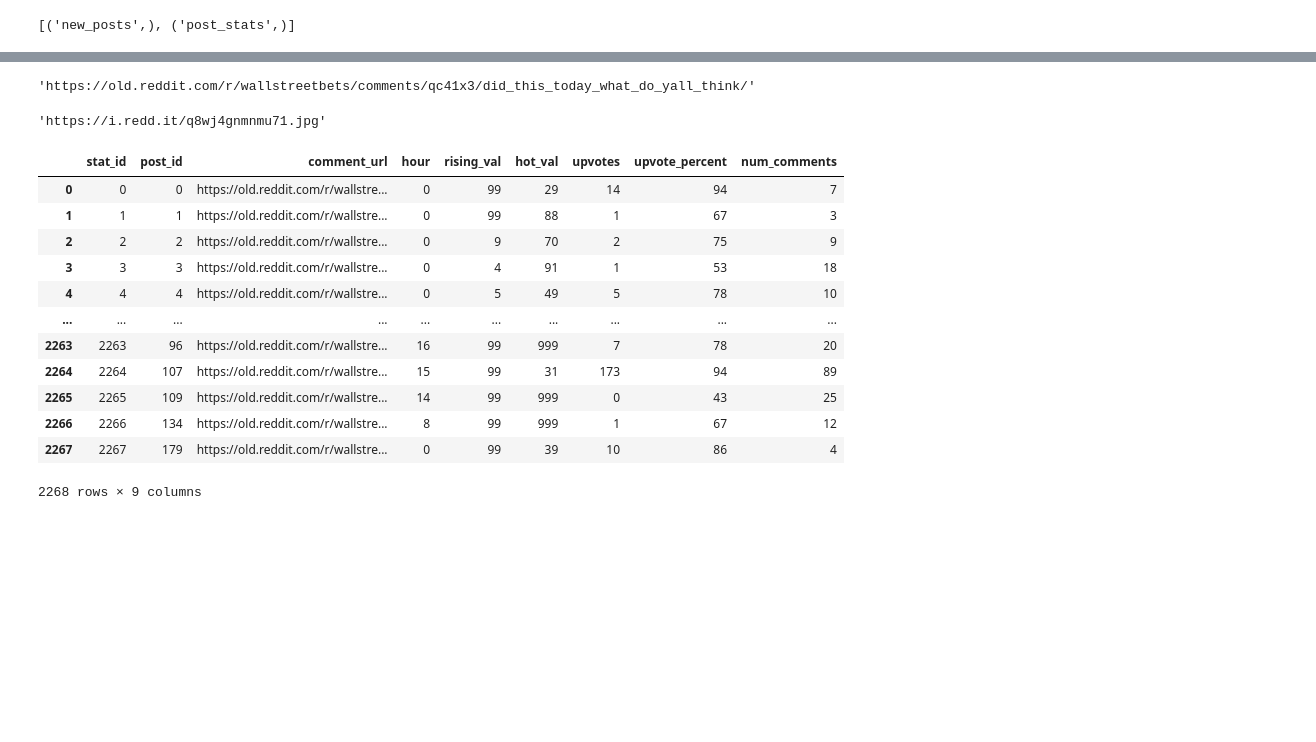
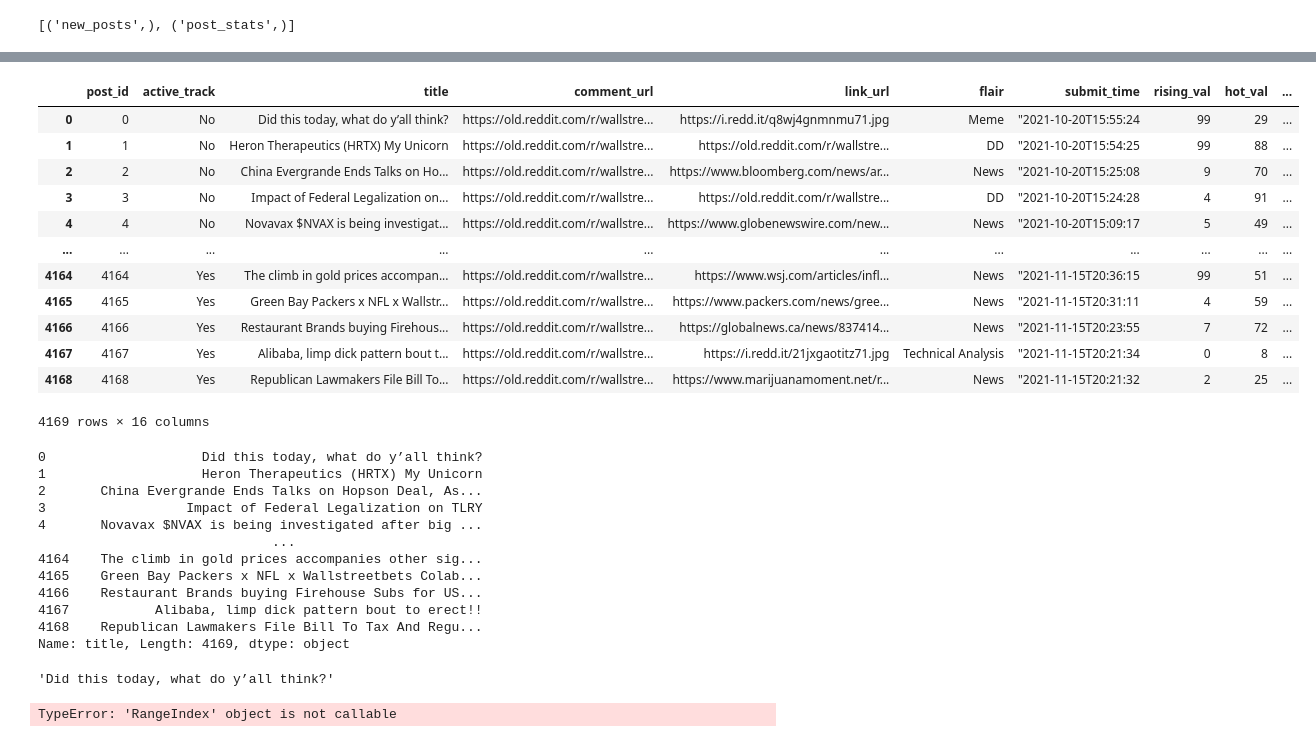
Before and after one commit to mathjkim/gazelle-erdos-fall2021, a Jupyter notebook: Jimin/open Pat's data.ipynb, the cells around one changed output, grey strips where cells are left out. Cells and saved outputs as stored; diff of their text form; code cells hidden in the pictures; blank space fills up the shorter version.

```diff
--- a/Jimin/open Pat's data.ipynb
+++ b/Jimin/open Pat's data.ipynb
@@ -36,24 +42,16 @@ df
-# %%
-df['comment_url'][0]
-# %% [output]
-'https://old.reddit.com/r/wallstreetbets/comments/qc41x3/did_this_today_what_do_yall_think/'
-# %%
-df['link_url'][0]
-# %% [output]
-'https://i.redd.it/q8wj4gnmnmu71.jpg'
-# %%
-df2
-# %% [output]
-|  | stat_id | post_id | comment_url | hour | rising_val | hot_val | upvotes | upvote_percent | num_comments |
-| 0 | 0 | 0 | https://old.reddit.com/r/wallstre... | 0 | 99 | 29 | 14 | 94 | 7 |
-| 1 | 1 | 1 | https://old.reddit.com/r/wallstre... | 0 | 99 | 88 | 1 | 67 | 3 |
-| 2 | 2 | 2 | https://old.reddit.com/r/wallstre... | 0 | 9 | 70 | 2 | 75 | 9 |
-| 3 | 3 | 3 | https://old.reddit.com/r/wallstre... | 0 | 4 | 91 | 1 | 53 | 18 |
-| 4 | 4 | 4 | https://old.reddit.com/r/wallstre... | 0 | 5 | 49 | 5 | 78 | 10 |
-| ... | ... | ... | ... | ... | ... | ... | ... | ... | ... |
-| 2263 | 2263 | 96 | https://old.reddit.com/r/wallstre... | 16 | 99 | 999 | 7 | 78 | 20 |
-| 2264 | 2264 | 107 | https://old.reddit.com/r/wallstre... | 15 | 99 | 31 | 173 | 94 | 89 |
-| 2265 | 2265 | 109 | https://old.reddit.com/r/wallstre... | 14 | 99 | 999 | 0 | 43 | 25 |
-| 2266 | 2266 | 134 | https://old.reddit.com/r/wallstre... | 8 | 99 | 999 | 1 | 67 | 12 |
-| 2267 | 2267 | 179 | https://old.reddit.com/r/wallstre... | 0 | 99 | 39 | 10 | 86 | 4 |
-2268 rows × 9 columns
+# %%
+df_new_posts
+# %% [output]
+|  | post_id | active_track | title | comment_url | link_url | flair | submit_time | rising_val | hot_val | ... |
+| 0 | 0 | No | Did this today, what do y’all think? | https://old.reddit.com/r/wallstre... | https://i.redd.it/q8wj4gnmnmu71.jpg | Meme | "2021-10-20T15:55:24 | 99 | 29 | ... |
+| 1 | 1 | No | Heron Therapeutics (HRTX) My Unicorn | https://old.reddit.com/r/wallstre... | https://old.reddit.com/r/wallstre... | DD | "2021-10-20T15:54:25 | 99 | 88 | ... |
+| 2 | 2 | No | China Evergrande Ends Talks on Ho... | https://old.reddit.com/r/wallstre... | https://www.bloomberg.com/news/ar... | News | "2021-10-20T15:25:08 | 9 | 70 | ... |
+| 3 | 3 | No | Impact of Federal Legalization on... | https://old.reddit.com/r/wallstre... | https://old.reddit.com/r/wallstre... | DD | "2021-10-20T15:24:28 | 4 | 91 | ... |
+| 4 | 4 | No | Novavax $NVAX is being investigat... | https://old.reddit.com/r/wallstre... | https://www.globenewswire.com/new... | News | "2021-10-20T15:09:17 | 5 | 49 | ... |
+| ... | ... | ... | ... | ... | ... | ... | ... | ... | ... | ... |
+| 4164 | 4164 | Yes | The climb in gold prices accompan... | https://old.reddit.com/r/wallstre... | https://www.wsj.com/articles/infl... | News | "2021-11-15T20:36:15 | 99 | 51 | ... |
+| 4165 | 4165 | Yes | Green Bay Packers x NFL x Wallstr... | https://old.reddit.com/r/wallstre... | https://www.packers.com/news/gree... | News | "2021-11-15T20:31:11 | 4 | 59 | ... |
+| 4166 | 4166 | Yes | Restaurant Brands buying Firehous... | https://old.reddit.com/r/wallstre... | https://globalnews.ca/news/837414... | News | "2021-11-15T20:23:55 | 7 | 72 | ... |
+| 4167 | 4167 | Yes | Alibaba, limp dick pattern bout t... | https://old.reddit.com/r/wallstre... | https://i.redd.it/21jxgaotitz71.jpg | Technical Analysis | "2021-11-15T20:21:34 | 0 | 8 | ... |
+| 4168 | 4168 | Yes | Republican Lawmakers File Bill To... | https://old.reddit.com/r/wallstre... | https://www.marijuanamoment.net/r... | News | "2021-11-15T20:21:32 | 2 | 25 | ... |
+4169 rows × 16 columns
@@ -59,0 +60,23 @@ df2
+# %%
+title
+# %% [output]
+0                    Did this today, what do y’all think?
+1                    Heron Therapeutics (HRTX) My Unicorn
+2       China Evergrande Ends Talks on Hopson Deal, As...
+3                  Impact of Federal Legalization on TLRY
+4       Novavax $NVAX is being investigated after big ...
+                              ...
+4164    The climb in gold prices accompanies other sig...
+4165    Green Bay Packers x NFL x Wallstreetbets Colab...
+4166    Restaurant Brands buying Firehouse Subs for US...
+4167           Alibaba, limp dick pattern bout to erect!!
+4168    Republican Lawmakers File Bill To Tax And Regu...
+Name: title, Length: 4169, dtype: object
+# %%
+title[0]
+# %% [output]
+'Did this today, what do y’all think?'
+# %%
+title.index('Did this today, what do y’all think?')
+# %% [output]
+TypeError: 'RangeIndex' object is not callable
```
Also changed, not shown: parts of 11 cells of this notebook, 6 other files.
